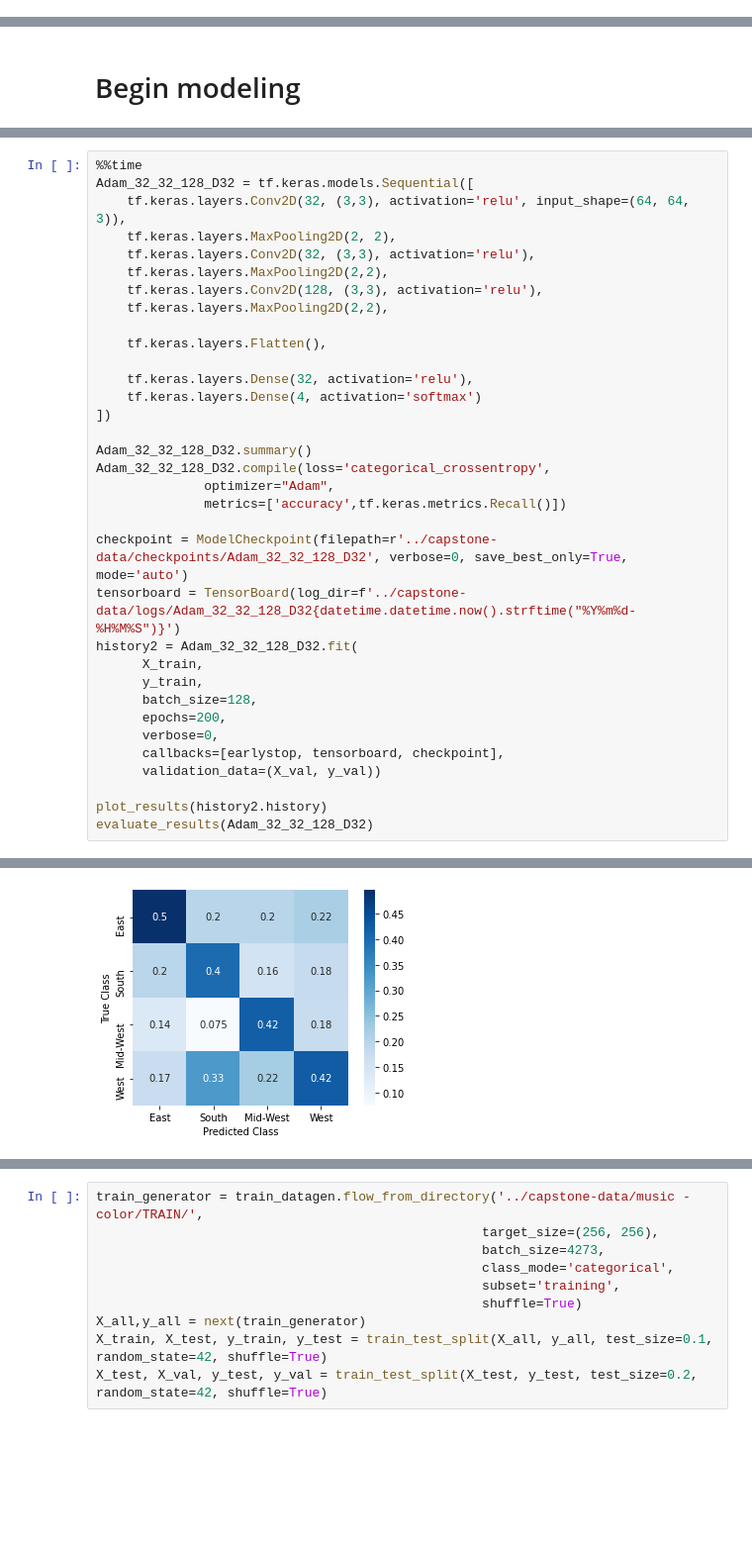
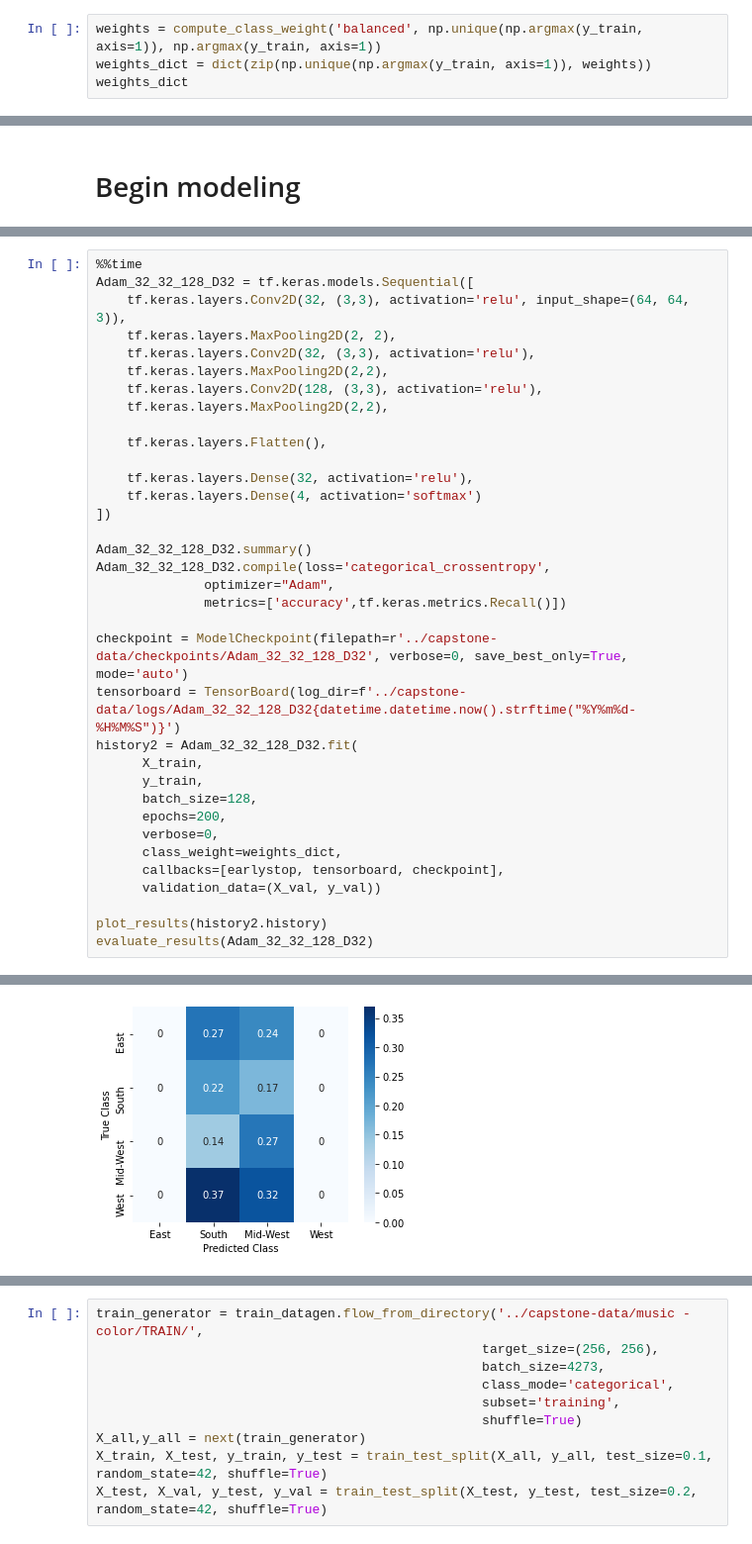
Before and after one commit to Juicob/hip-hop-capstone, a Jupyter notebook: cnn.ipynb, the cells around one changed output, grey strips where cells are left out. Shown at 99% size. Drawn from its saved outputs; the diff is of its cells as text; blank space fills up the shorter version.

```diff
--- a/cnn.ipynb
+++ b/cnn.ipynb
@@ -159,0 +165,4 @@ print_shapes(X_test, y_test, X_val, y_val)
+# %%
+weights = compute_class_weight('balanced', np.unique(np.argmax(y_train, axis=1)), np.argmax(y_train, axis=1))
+weights_dict = dict(zip(np.unique(np.argmax(y_train, axis=1)), weights))
+weights_dict
@@ -248,6 +273,7 @@ history2 = Adam_32_32_128_D32.fit(
       batch_size=128,
       epochs=200,
       verbose=0,
+      class_weight=weights_dict,
       callbacks=[earlystop, tensorboard, checkpoint],
       validation_data=(X_val, y_val))
 
@@ -274 +300 @@ Wall time: 13.8 s
-[figure, old version]
+[figure, new version]
```
Also changed, not shown: parts of 17 cells of this notebook, 3 other files.
